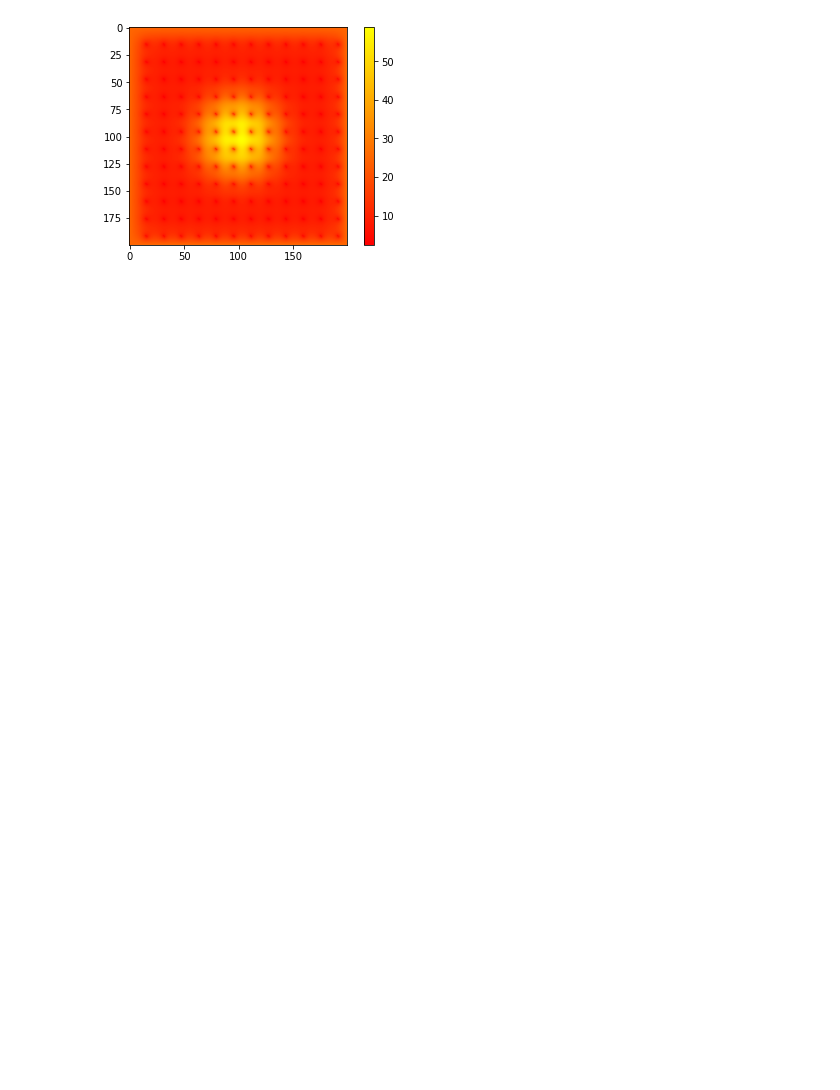
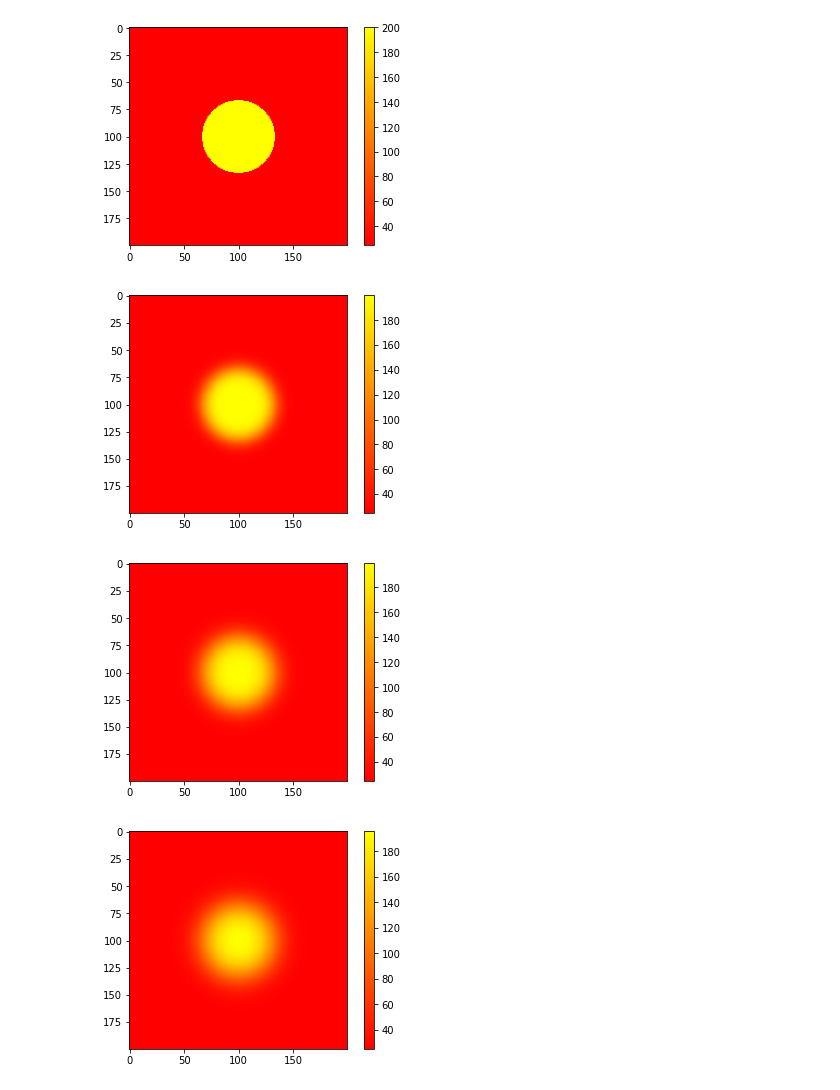
Before and after one commit to fsalas21/proyecto, a Jupyter notebook: plot.ipynb, the cells around one changed output. Cells and saved outputs as stored; diff of their text form; code cells hidden in the pictures; blank space fills up the shorter version.

```diff
--- a/plot.ipynb
+++ b/plot.ipynb
@@ -5,11 +6,0 @@ import seaborn as sns
-# %%
-data = np.loadtxt("archivos/transmition_GPU_006.txt", dtype=float)
-
-def heatmap2d(arr: np.ndarray):
-    plt.imshow(arr, cmap='autumn')
-    plt.colorbar()
-    plt.show()
-
-heatmap2d(data)
-# %% [output]
-[figure, removed]
@@ -15,0 +17,12 @@ heatmap2d(data)
+# %%
+for cpu_data in cpu_file:
+    filename = "archivos/" + cpu_data
+    data = np.loadtxt(filename, dtype=float)
+    heatmap2d(data)
+
+# data = np.loadtxt("archivos/transmition_GPU_006.txt", dtype=float)
+# %% [output]
+[figure, added]
+[figure, added]
+[figure, added]
+[figure, added]
```
Also changed, not shown: parts of 5 cells of this notebook, 1 other file.
